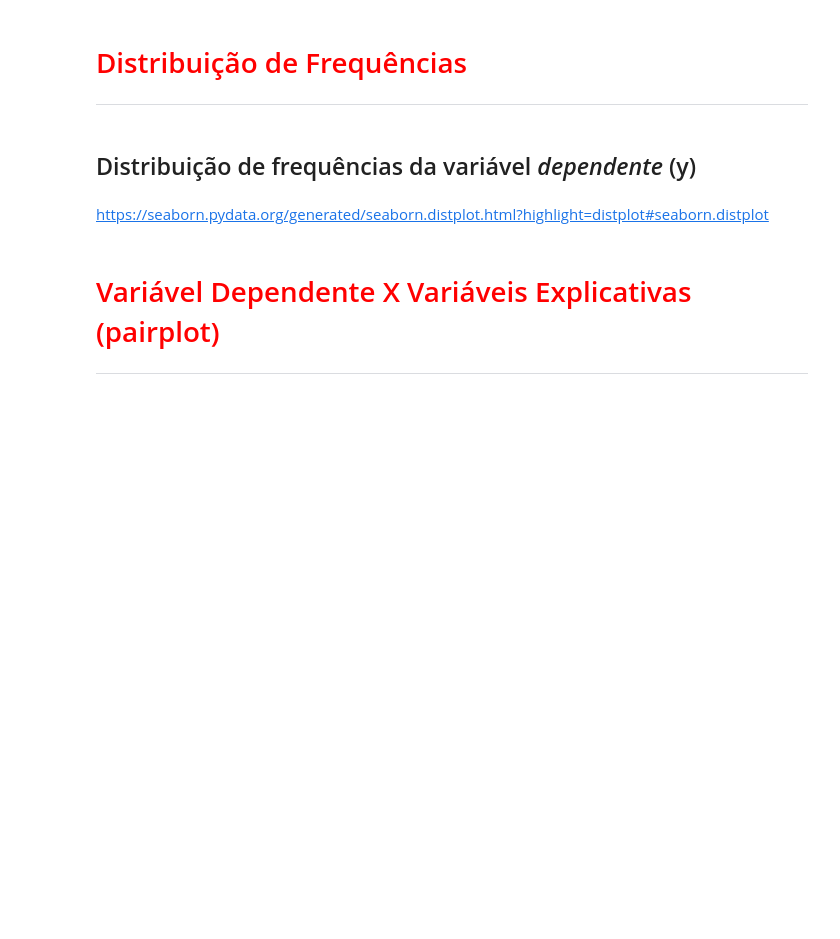
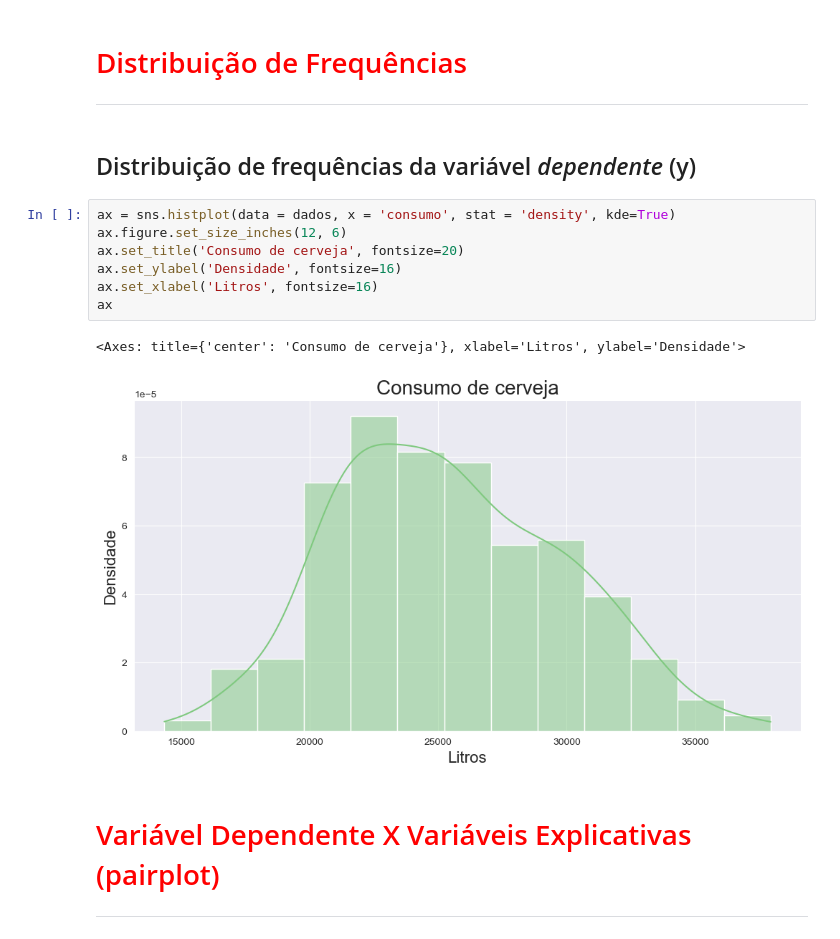
Before and after one commit to ledsouza/reg-linear, a Jupyter notebook: Projeto/Regressão Linear.ipynb, the cells around one changed output. Cells and saved outputs as stored; diff of their text form; blank space fills up the shorter version.

```diff
--- a/Projeto/Regressão Linear.ipynb
+++ b/Projeto/Regressão Linear.ipynb
@@ -121,8 +180,16 @@ https://seaborn.pydata.org/generated/seaborn.boxplot.html?highlight=boxplot#seab
 <hr style='border: 2px solid red;'>
 # %% [markdown]
 ## Distribuição de frequências da variável *dependente* (y)
-# %% [markdown]
-https://seaborn.pydata.org/generated/seaborn.distplot.html?highlight=distplot#seaborn.distplot
+# %%
+ax = sns.histplot(data = dados, x = 'consumo', stat = 'density', kde=True)
+ax.figure.set_size_inches(12, 6)
+ax.set_title('Consumo de cerveja', fontsize=20)
+ax.set_ylabel('Densidade', fontsize=16)
+ax.set_xlabel('Litros', fontsize=16)
+ax
+# %% [output]
+<Axes: title={'center': 'Consumo de cerveja'}, xlabel='Litros', ylabel='Densidade'>
+[figure, added]
 # %% [markdown]
 # <font color='red' style='font-size: 30px;'>Variável Dependente X Variáveis Explicativas (pairplot)</font>
 <hr style='border: 2px solid red;'>
```
Also changed, not shown: parts of 10 cells of this notebook.
